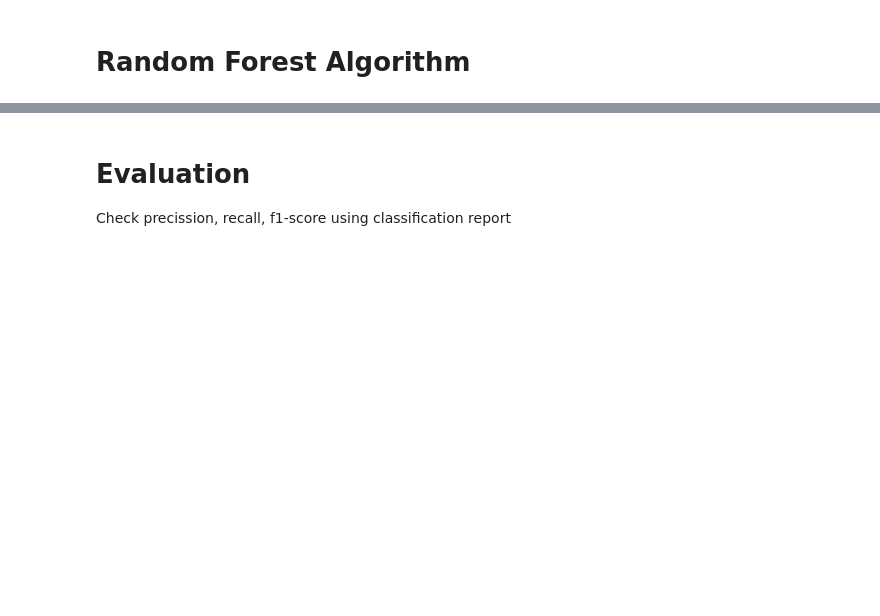
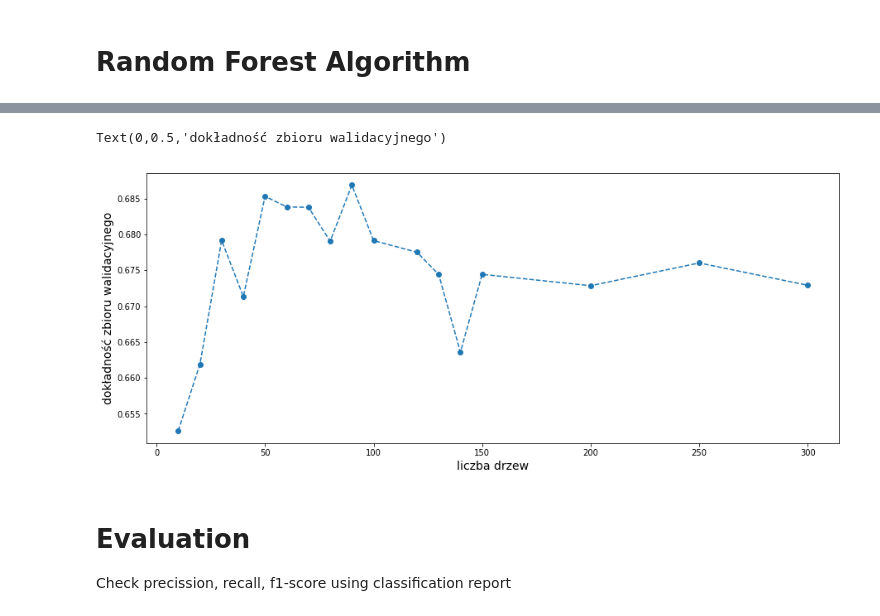
Before and after one commit to tynski/VoicePathology, a Jupyter notebook: PythonCode/Detection_TimeFreq_Domain_Female.ipynb, the cells around one changed output, grey strips where cells are left out. Cells and saved outputs as stored; diff of their text form; code cells hidden in the pictures; blank space fills up the shorter version.

```diff
--- a/PythonCode/Detection_TimeFreq_Domain_Female.ipynb
+++ b/PythonCode/Detection_TimeFreq_Domain_Female.ipynb
@@ -162 +283,17 @@ RandomForestClassifier(bootstrap=False, class_weight=None, criterion='gini',
+# %%
+val = []
+n_estimators = []
+for n in sorted(results):
+    val_accuracy = results[n]
+    val.append(val_accuracy)
+    n_estimators.append(n)
+
+fig, ax = plt.subplots()
+fig.set_size_inches(15, 6)
+plt.plot(n_estimators, val, 'o--')
+ax.set_xlabel('liczba drzew', fontsize=14)
+ax.set_ylabel('dokładność zbioru walidacyjnego', fontsize=14)
+# %% [output]
+Text(0,0.5,'dokładność zbioru walidacyjnego')
+[figure, added]
 # %%
```
Also changed, not shown: parts of 16 cells of this notebook, 2 other files.
